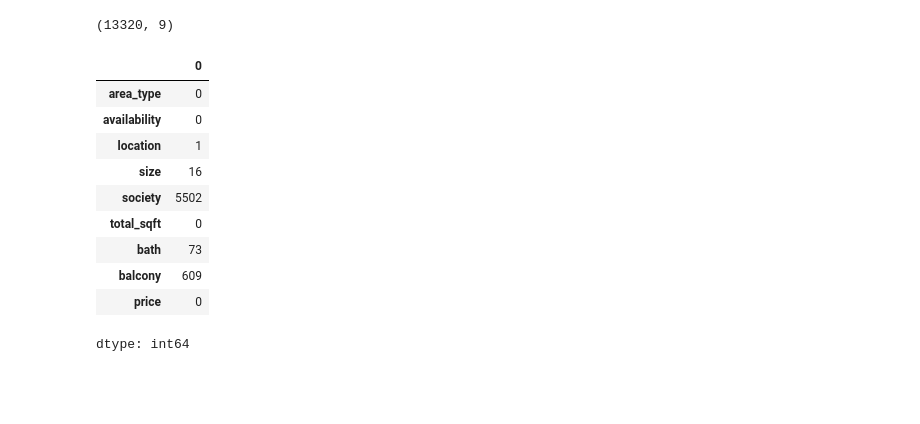
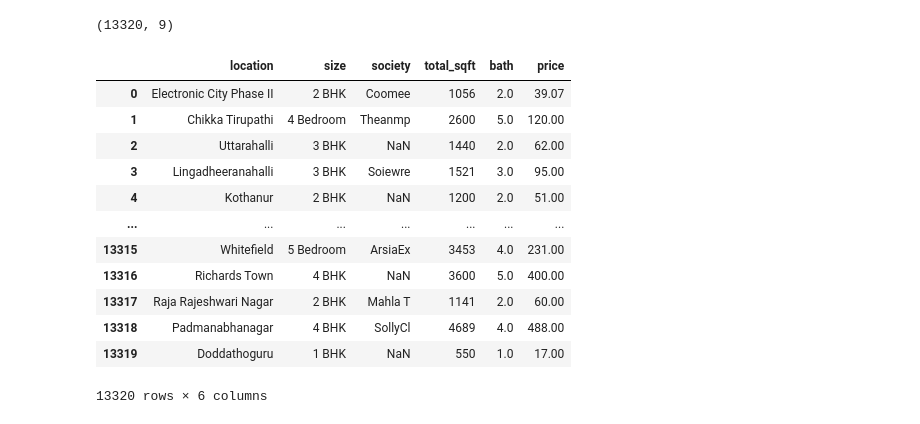
Before and after one commit to hariThorve/RealEstate_Price_prediction_project, a Jupyter notebook: realEstatepricePrediction.ipynb, the cells around one changed output. Cells and saved outputs as stored; diff of their text form; code cells hidden in the pictures; blank space fills up the shorter version.

```diff
--- a/realEstatepricePrediction.ipynb
+++ b/realEstatepricePrediction.ipynb
@@ -25,17 +25,3 @@ data
 data.shape
 # %% [output]
 (13320, 9)
-# %%
-data.isnull().sum()
-# %% [output]
-|  | 0 |
-| area_type | 0 |
-| availability | 0 |
-| location | 1 |
-| size | 16 |
-| society | 5502 |
-| total_sqft | 0 |
-| bath | 73 |
-| balcony | 609 |
-| price | 0 |
-dtype: int64
@@ -43,0 +28,17 @@ df1 = data.dropna()
+# %%
+df1 = data.drop(["availability", "balcony", "area_type"], axis = "columns")
+df1
+# %% [output]
+|  | location | size | society | total_sqft | bath | price |
+| 0 | Electronic City Phase II | 2 BHK | Coomee | 1056 | 2.0 | 39.07 |
+| 1 | Chikka Tirupathi | 4 Bedroom | Theanmp | 2600 | 5.0 | 120.00 |
+| 2 | Uttarahalli | 3 BHK | NaN | 1440 | 2.0 | 62.00 |
+| 3 | Lingadheeranahalli | 3 BHK | Soiewre | 1521 | 3.0 | 95.00 |
+| 4 | Kothanur | 2 BHK | NaN | 1200 | 2.0 | 51.00 |
+| ... | ... | ... | ... | ... | ... | ... |
+| 13315 | Whitefield | 5 Bedroom | ArsiaEx | 3453 | 4.0 | 231.00 |
+| 13316 | Richards Town | 4 BHK | NaN | 3600 | 5.0 | 400.00 |
+| 13317 | Raja Rajeshwari Nagar | 2 BHK | Mahla T | 1141 | 2.0 | 60.00 |
+| 13318 | Padmanabhanagar | 4 BHK | SollyCl | 4689 | 4.0 | 488.00 |
+| 13319 | Doddathoguru | 1 BHK | NaN | 550 | 1.0 | 17.00 |
+13320 rows × 6 columns
```
Also changed, not shown: parts of 12 cells of this notebook.
